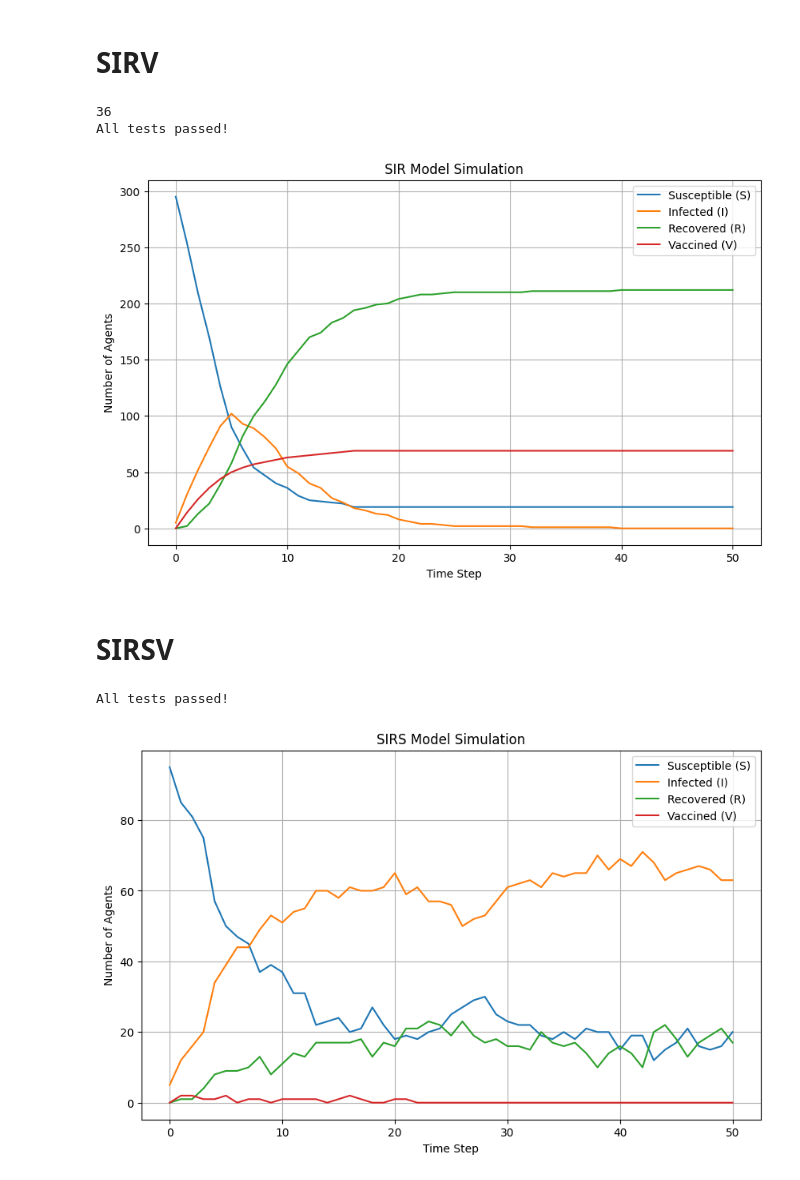
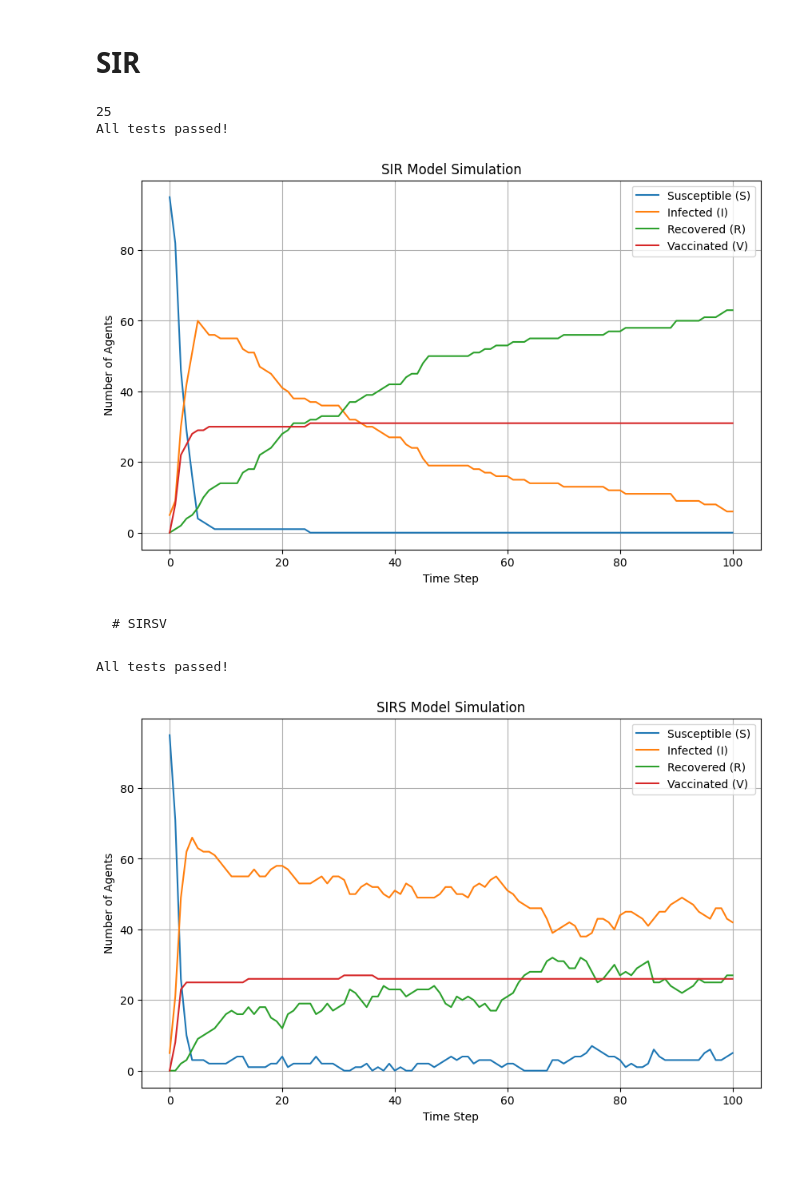
Before and after one commit to Vicks0712/Dynamic-Agent-Based-Simulations-for-SIR-Models, a Jupyter notebook: test.ipynb, the cells around one changed output. Saved outputs shown, nothing was run; the diff lists cells and outputs as text; code cells hidden in the pictures.

```diff
--- a/test.ipynb
+++ b/test.ipynb
@@ -1,21 +1,22 @@
 # %% [markdown]
-# SIRV
+# SIR
 # %%
 from src.back.models.SIRModel import SIRModel
 import matplotlib.pyplot as plt
 
 def run_simulation(
-    num_nodes=300,                          # Tamaño total de la población (100 nodos)
-    avg_node_degree=5,                      # Conexiones promedio por nodo (contactos cercanos)
+    num_nodes=100,                          # Tamaño total de la población (100 nodos)
+    avg_node_degree=6,                      # Conexiones promedio por nodo (contactos cercanos)
     initial_outbreak_size=5,                # Número de agentes inicialmente infectados
-    virus_spread_chance=0.3,               # Probabilidad de que un infectado contagie a un susceptible
-    virus_check_frequency=1.0,              # Frecuencia con la que los infectados intentan contagiar
-    recovery_chance=0.2,                   # Probabilidad diaria de recuperación
-    gain_resistance_chance=0.6,             # Probabilidad de ganar inmunidad tras la recuperación
+    virus_spread_chance=0.35,               # Probabilidad de que un infectado contagie a un susceptible
+    virus_check_frequency=0.6,              # Frecuencia con la que los infectados intentan contagiar
+    recovery_chance=0.05,                   # Probabilidad diaria de recuperación
+    gain_resistance_chance=0.45,             # Probabilidad de ganar inmunidad tras la recuperación
     seed=42,                                # Semilla para reproducibilidad
     steps=100,                              # Duración de la simulación en días
-    vaccination_chance=0.05,
-    vaccination_method="Most Popular"
+    vaccination_chance=0.1,
+    vaccination_method="Most Popular",
+    population_structure="erdos_renyi"
 ):
     # Initialize the model
     model = SIRModel(
@@ -28,7 +29,8 @@ def run_simulation(
         gain_resistance_chance=gain_resistance_chance,
         seed=seed,
         vaccination_chance=vaccination_chance,
-        vaccination_strategy=vaccination_method
+        vaccination_strategy=vaccination_method,
+        population_structure=population_structure
     )
 
     # Run the simulation for the specified number of steps
@@ -50,58 +52,58 @@ def plot_simulation_results(data):
     plt.plot(data["Susceptible"], label="Susceptible (S)")
     plt.plot(data["Infected"], label="Infected (I)")
     plt.plot(data["Recovered"], label="Recovered (R)")
-    plt.plot(data["Vaccined"], label="Vaccined (V)")
+    plt.plot(data["Vaccinated"], label="Vaccinated (V)")
     plt.xlabel("Time Step")
     plt.ylabel("Number of Agents")
     plt.title("SIR Model Simulation")
     plt.legend()
     plt.grid(True)
     plt.show()
 
 
 def test_simulation():
     """
     Test the SIR model simulation for basic correctness.
     """
     data = run_simulation()
 
     # Basic assertions to ensure the simulation is working as expected
     assert not data.empty, "Simulation produced no data"
     assert data["Infected"].max() > 0, "No infections occurred"
     assert data["Recovered"].max() >= 0, "Resistance values are invalid"
     assert data["Susceptible"].min() >= 0, "Negative susceptible values found"
-    print(data["Vaccined"][3])
+    print(data["Vaccinated"][3])
     print("All tests passed!")
 
 
 # Run the simulation and tests
 test_simulation()
-results = run_simulation(steps=50)
+results = run_simulation(steps=100)
 plot_simulation_results(results)
 # %% [output]
-36
+25
 All tests passed!
-[figure, old version]
+[figure, new version]
 # %% [markdown]
-# SIRSV
+    # SIRSV
 # %%
 from src.back.models.SIRSModel import SIRSModel
 import matplotlib.pyplot as plt
 
 def run_sirsv_simulation(
     num_nodes=100,
-    avg_node_degree=4,
+    avg_node_degree=6,
     initial_outbreak_size=5,
-    virus_spread_chance=0.2,
-    virus_check_frequency=0.4,
-    recovery_chance=0.3,
-    gain_resistance_chance=0.3,
-    immunity_loss_chance=0.3,
+    virus_spread_chance=0.35,
+    virus_check_frequency=0.6,
+    recovery_chance=0.05,
+    gain_resistance_chance=0.45,
+    immunity_loss_chance=0.05,
     seed=42,
     steps=50,
-    vaccination_chance=0.05,
+    vaccination_chance=0.1,
     vaccination_method="Most Popular",
-    vaccine_loss_chance=0.65
+    vaccine_loss_chance=0.001
 ):
     """
     Run a simulation of the SIRSV model.
@@ -146,7 +148,7 @@ def plot_sirsv_results(data):
     plt.plot(data["Susceptible"], label="Susceptible (S)")
     plt.plot(data["Infected"], label="Infected (I)")
     plt.plot(data["Recovered"], label="Recovered (R)")
-    plt.plot(data["Vaccinated"], label="Vaccined (V)")
+    plt.plot(data["Vaccinated"], label="Vaccinated (V)")
     plt.xlabel("Time Step")
     plt.ylabel("Number of Agents")
     plt.title("SIRS Model Simulation")
@@ -170,11 +172,11 @@ def test_sirsv_simulation():
 
 # Run the test and plot the results
 test_sirsv_simulation()
-results = run_sirsv_simulation(steps=50)
+results = run_sirsv_simulation(steps=100)
 plot_sirsv_results(results)
 # %% [output]
 All tests passed!
-[figure, old version]
+[figure, new version]
 # %%
 from src.back.models.SEIRModel import SEIRModel
 import matplotlib.pyplot as plt
```
Also changed, not shown: parts of 1 cell of this notebook, 9 other files.
